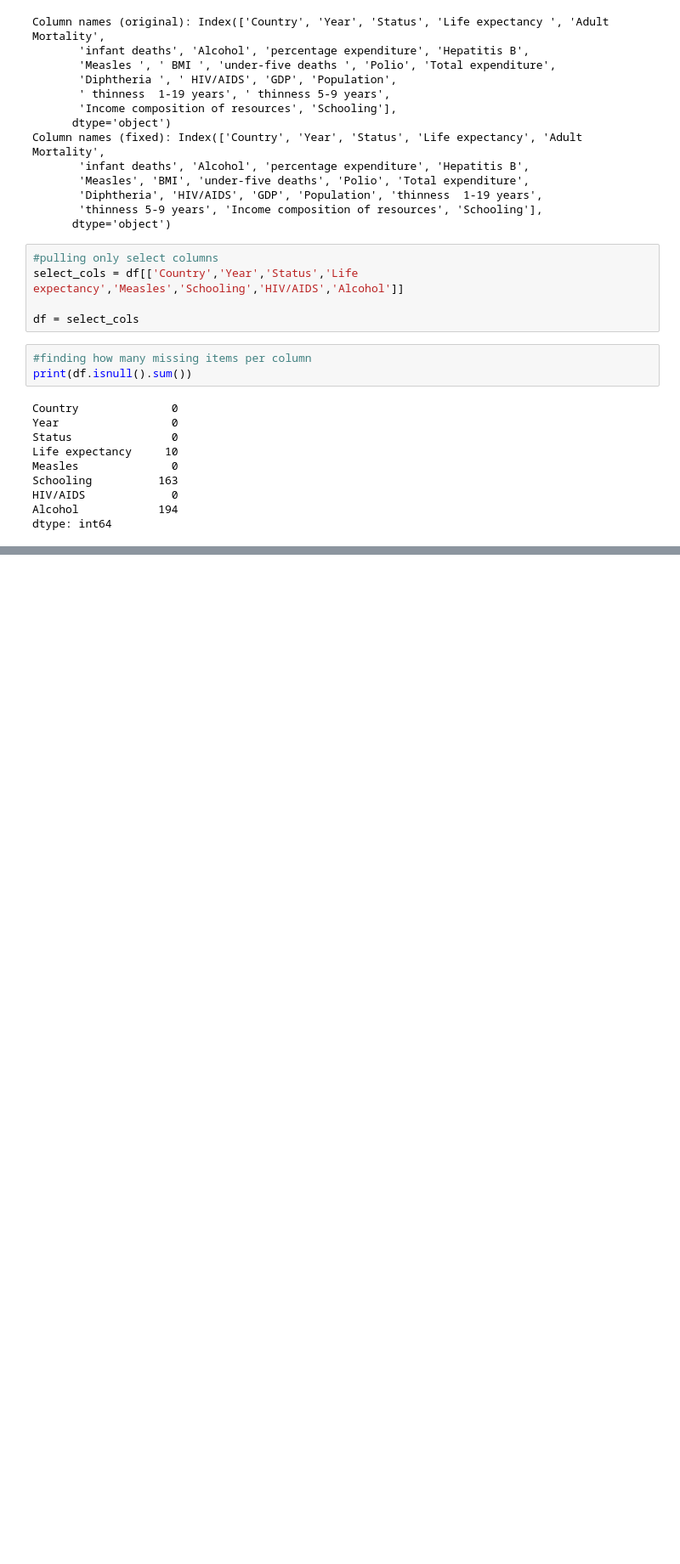
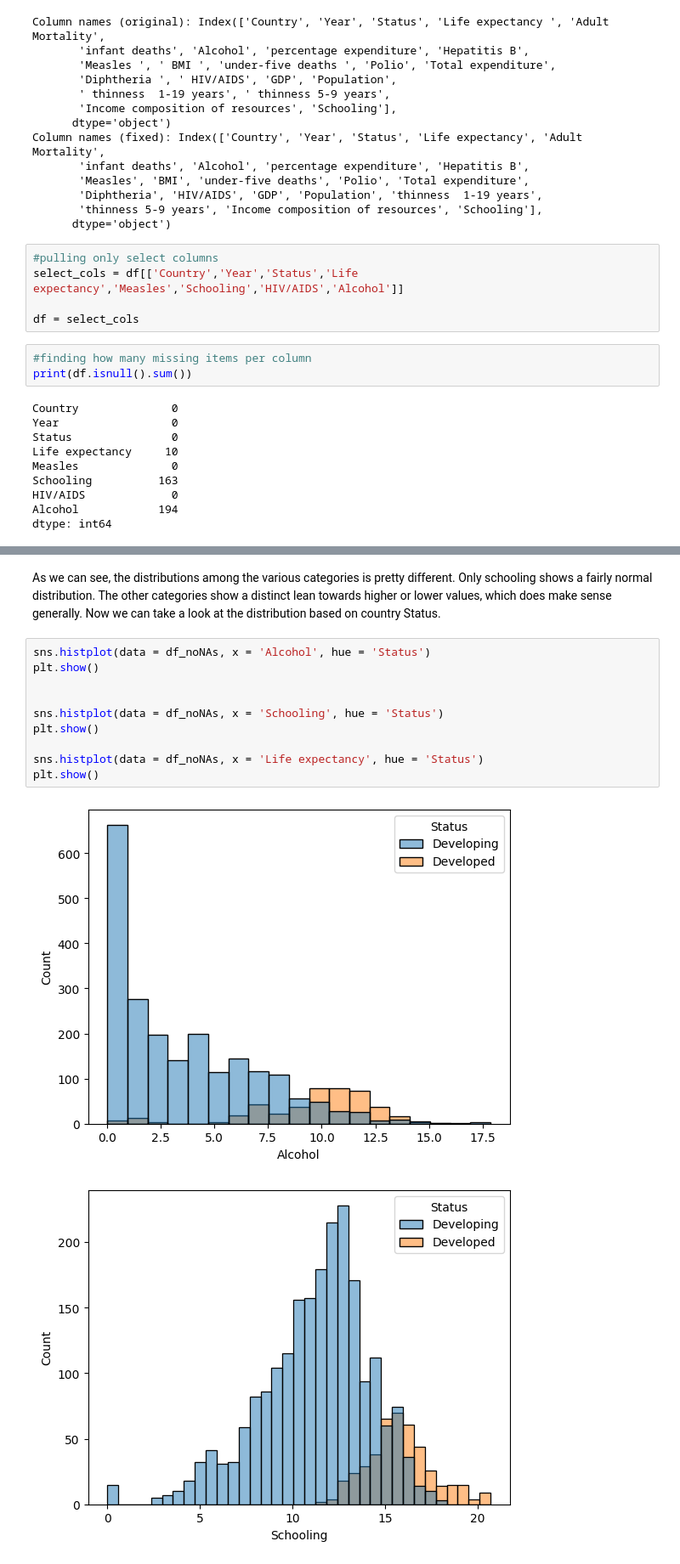
Before and after one commit to gforesman/gf_projects.github.io, a Jupyter notebook: WHO_analysis.ipynb, the cells around one changed output, grey strips where cells are left out. Shown at 85% size. Drawn from its saved outputs; the diff is of its cells as text; blank space fills up the shorter version.

```diff
--- a/WHO_analysis.ipynb
+++ b/WHO_analysis.ipynb
@@ -74,0 +91,15 @@ print(len(df_noNAs) / len(df) *100)
+# %% [markdown]
+As we can see, the distributions among the various categories is pretty different. Only schooling shows a fairly normal distribution. The other categories show a distinct lean towards higher or lower values, which does make sense generally. Now we can take a look at the distribution based on country Status.
+# %%
+sns.histplot(data = df_noNAs, x = 'Alcohol', hue = 'Status')
+plt.show()
+
+
+sns.histplot(data = df_noNAs, x = 'Schooling', hue = 'Status')
+plt.show()
+
+sns.histplot(data = df_noNAs, x = 'Life expectancy', hue = 'Status')
+plt.show()
+# %% [output]
+[figure, added]
+[figure, added]
```
Also changed, not shown: parts of 21 cells of this notebook.
